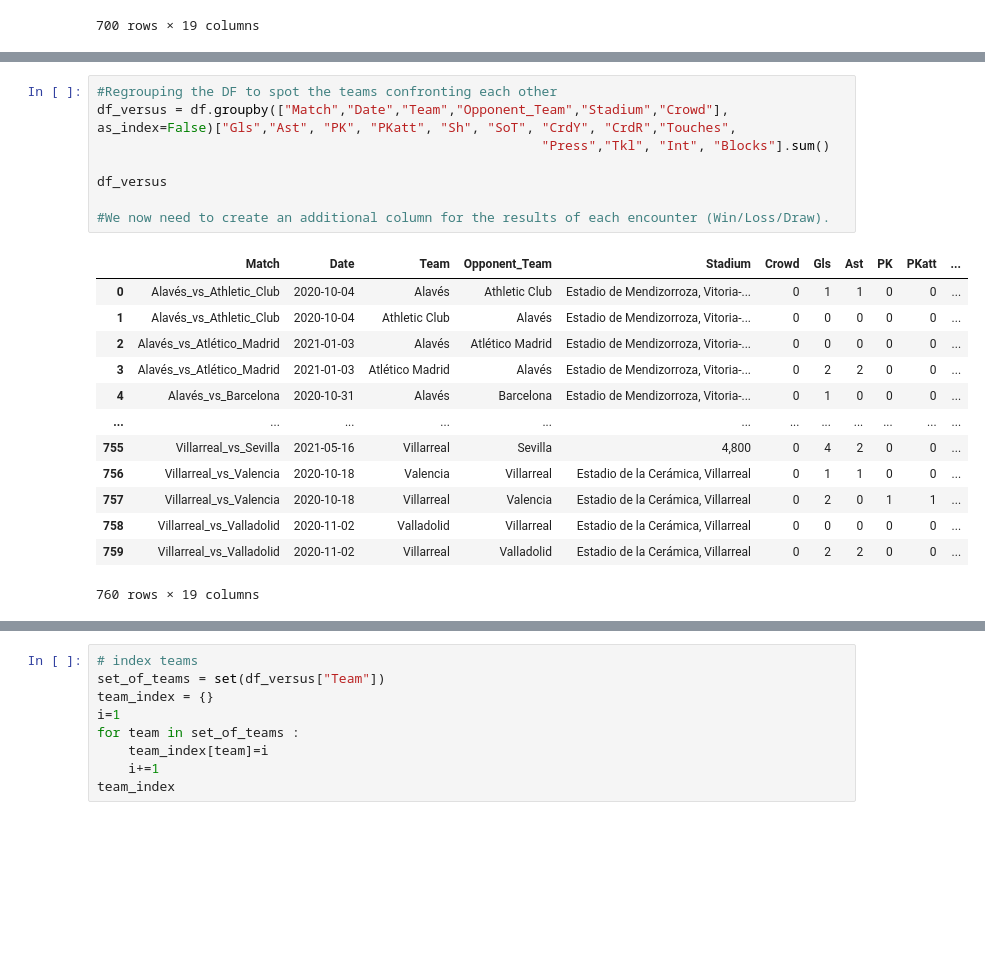
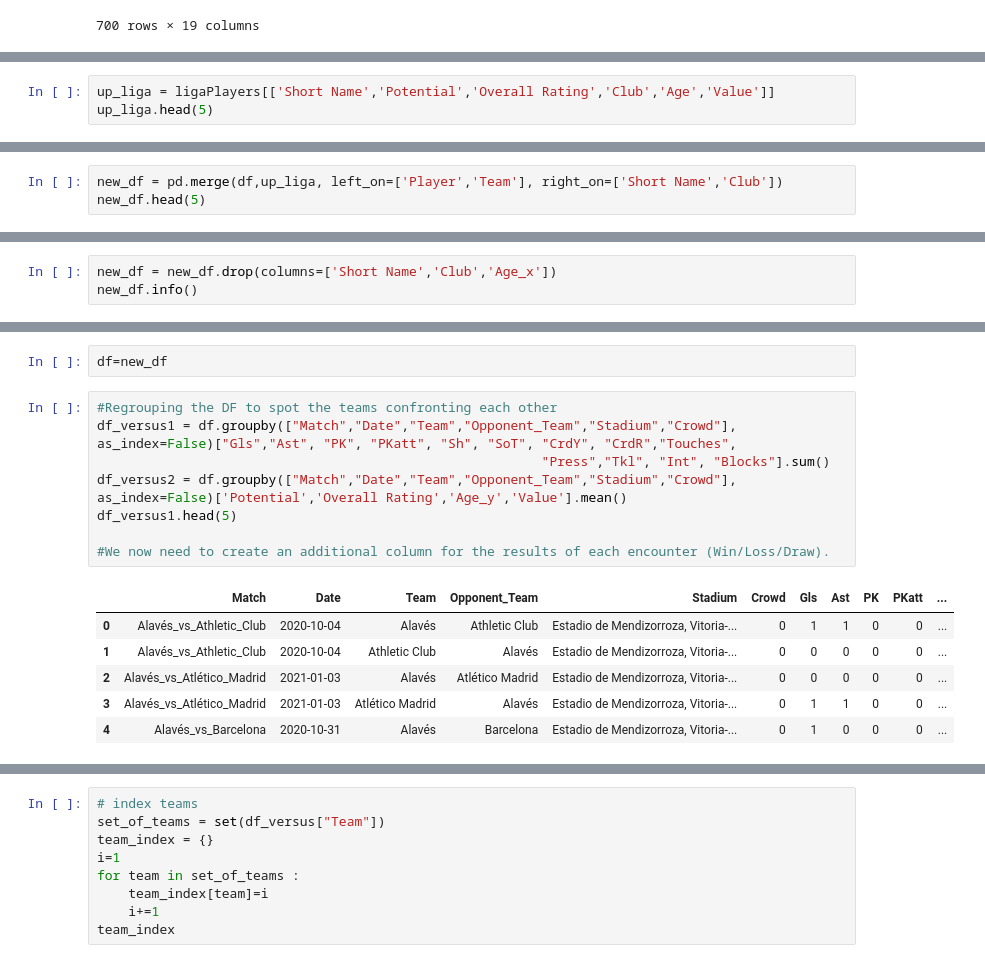
Before and after one commit to NourJamoussi/LaLigaPrediction, a Jupyter notebook: Malis_Project_V1.ipynb, the cells around one changed output, grey strips where cells are left out. Saved outputs shown, nothing was run; the diff lists cells and outputs as text; blank space fills up the shorter version.

Commit message:
Merging Fifa Scores with the Dataframe

```diff
--- a/Malis_Project_V1.ipynb
+++ b/Malis_Project_V1.ipynb
@@ -217,0 +217,3 @@ memory usage: 3.4+ MB
+# %%
+up_liga = ligaPlayers[['Short Name','Potential','Overall Rating','Club','Age','Value']]
+up_liga.head(5)
@@ -217,0 +227,3 @@ memory usage: 3.4+ MB
+# %%
+new_df = pd.merge(df,up_liga, left_on=['Player','Team'], right_on=['Short Name','Club'])
+new_df.head(5)
@@ -217,0 +261,3 @@ memory usage: 3.4+ MB
+# %%
+new_df = new_df.drop(columns=['Short Name','Club','Age_x'])
+new_df.info()
@@ -218,22 +282,17 @@ memory usage: 3.4+ MB
+# %%
+df=new_df
 # %%
 #Regrouping the DF to spot the teams confronting each other
-df_versus = df.groupby(["Match","Date","Team","Opponent_Team","Stadium","Crowd"], as_index=False)["Gls","Ast", "PK", "PKatt", "Sh", "SoT", "CrdY", "CrdR","Touches",
+df_versus1 = df.groupby(["Match","Date","Team","Opponent_Team","Stadium","Crowd"], as_index=False)["Gls","Ast", "PK", "PKatt", "Sh", "SoT", "CrdY", "CrdR","Touches",
                                                          "Press","Tkl", "Int", "Blocks"].sum()
-
-df_versus
+df_versus2 = df.groupby(["Match","Date","Team","Opponent_Team","Stadium","Crowd"], as_index=False)['Potential','Overall Rating','Age_y','Value'].mean()
+df_versus1.head(5)
 
 #We now need to create an additional column for the results of each encounter (Win/Loss/Draw).
 # %% [output]
 |  | Match | Date | Team | Opponent_Team | Stadium | Crowd | Gls | Ast | PK | PKatt | ... |
 | 0 | Alavés_vs_Athletic_Club | 2020-10-04 | Alavés | Athletic Club | Estadio de Mendizorroza, Vitoria-... | 0 | 1 | 1 | 0 | 0 | ... |
 | 1 | Alavés_vs_Athletic_Club | 2020-10-04 | Athletic Club | Alavés | Estadio de Mendizorroza, Vitoria-... | 0 | 0 | 0 | 0 | 0 | ... |
 | 2 | Alavés_vs_Atlético_Madrid | 2021-01-03 | Alavés | Atlético Madrid | Estadio de Mendizorroza, Vitoria-... | 0 | 0 | 0 | 0 | 0 | ... |
-| 3 | Alavés_vs_Atlético_Madrid | 2021-01-03 | Atlético Madrid | Alavés | Estadio de Mendizorroza, Vitoria-... | 0 | 2 | 2 | 0 | 0 | ... |
+| 3 | Alavés_vs_Atlético_Madrid | 2021-01-03 | Atlético Madrid | Alavés | Estadio de Mendizorroza, Vitoria-... | 0 | 1 | 1 | 0 | 0 | ... |
 | 4 | Alavés_vs_Barcelona | 2020-10-31 | Alavés | Barcelona | Estadio de Mendizorroza, Vitoria-... | 0 | 1 | 0 | 0 | 0 | ... |
-| ... | ... | ... | ... | ... | ... | ... | ... | ... | ... | ... | ... |
-| 755 | Villarreal_vs_Sevilla | 2021-05-16 | Villarreal | Sevilla | 4,800 | 0 | 4 | 2 | 0 | 0 | ... |
-| 756 | Villarreal_vs_Valencia | 2020-10-18 | Valencia | Villarreal | Estadio de la Cerámica, Villarreal | 0 | 1 | 1 | 0 | 0 | ... |
-| 757 | Villarreal_vs_Valencia | 2020-10-18 | Villarreal | Valencia | Estadio de la Cerámica, Villarreal | 0 | 2 | 0 | 1 | 1 | ... |
-| 758 | Villarreal_vs_Valladolid | 2020-11-02 | Valladolid | Villarreal | Estadio de la Cerámica, Villarreal | 0 | 0 | 0 | 0 | 0 | ... |
-| 759 | Villarreal_vs_Valladolid | 2020-11-02 | Villarreal | Valladolid | Estadio de la Cerámica, Villarreal | 0 | 2 | 2 | 0 | 0 | ... |
-760 rows × 19 columns
```
Also changed, not shown: parts of 18 cells of this notebook, 3 other files.
